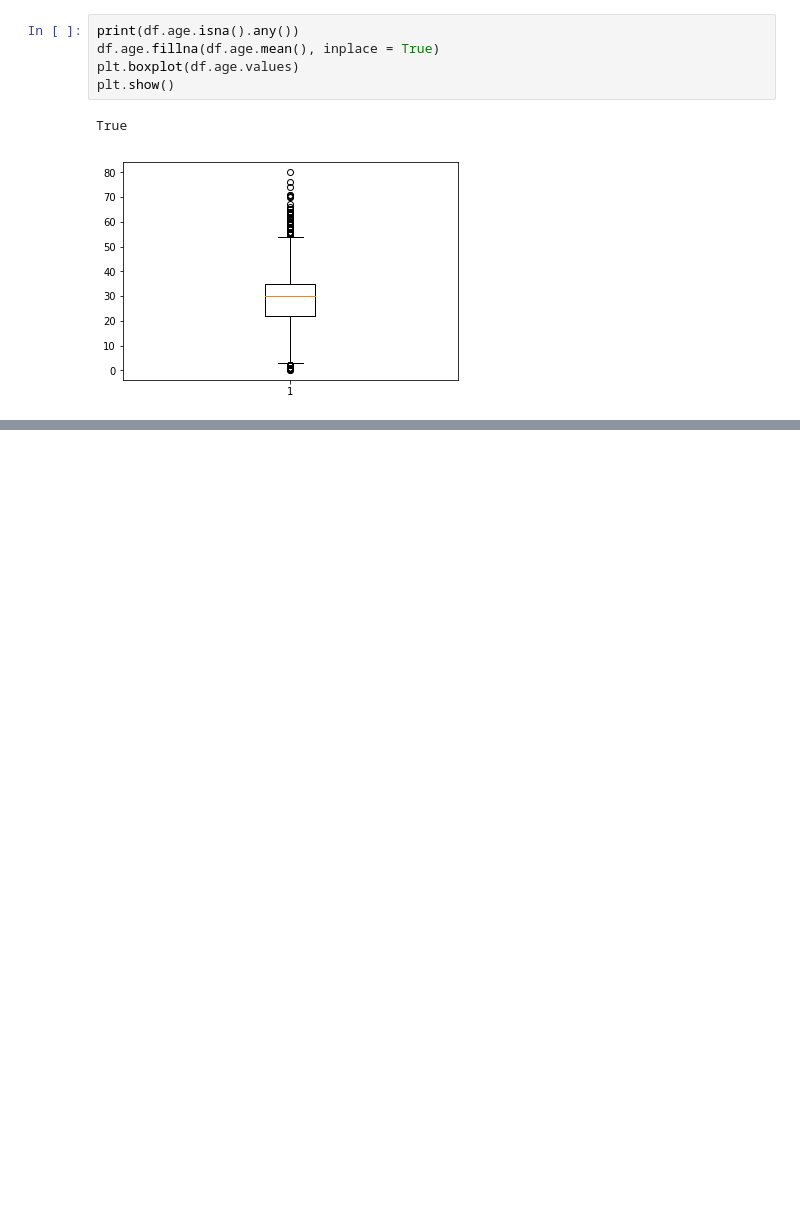
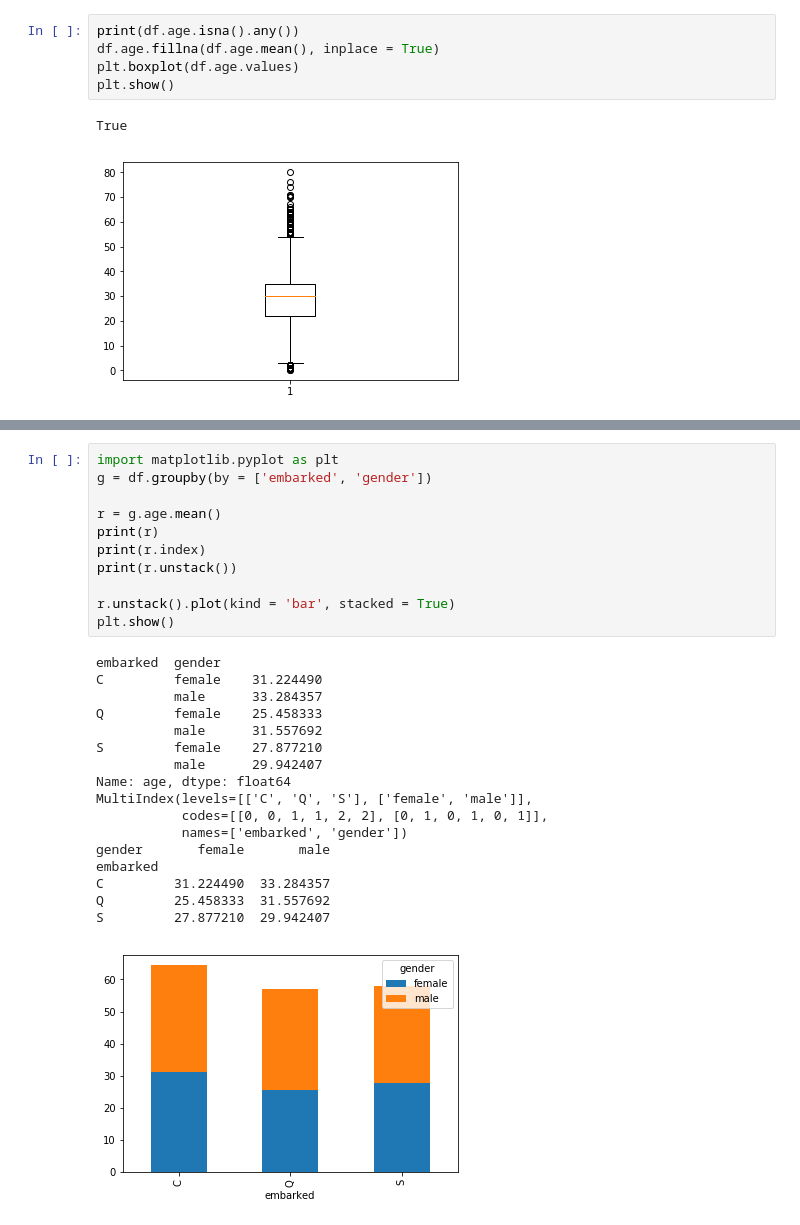
Before and after one commit to leangaurav/weekday2019_08_06, a Jupyter notebook: Assignments/AssignmentTitanic1Pandas.ipynb, the cells around one changed output, grey strips where cells are left out. Saved outputs shown, nothing was run; the diff lists cells and outputs as text; blank space fills up the shorter version.

```diff
--- a/Assignments/AssignmentTitanic1Pandas.ipynb
+++ b/Assignments/AssignmentTitanic1Pandas.ipynb
@@ -333,0 +379,29 @@ True
+# %%
+import matplotlib.pyplot as plt
+g = df.groupby(by = ['embarked', 'gender'])
+
+r = g.age.mean()
+print(r)
+print(r.index)
+print(r.unstack())
+
+r.unstack().plot(kind = 'bar', stacked = True)
+plt.show()
+# %% [output]
+embarked  gender
+C         female    31.224490
+          male      33.284357
+Q         female    25.458333
+          male      31.557692
+S         female    27.877210
+          male      29.942407
+Name: age, dtype: float64
+MultiIndex(levels=[['C', 'Q', 'S'], ['female', 'male']],
+           codes=[[0, 0, 1, 1, 2, 2], [0, 1, 0, 1, 0, 1]],
+           names=['embarked', 'gender'])
+gender       female       male
+embarked
+C         31.224490  33.284357
+Q         25.458333  31.557692
+S         27.877210  29.942407
+[figure, added]
```
Also changed, not shown: parts of 4 cells of this notebook, 4 other files.
